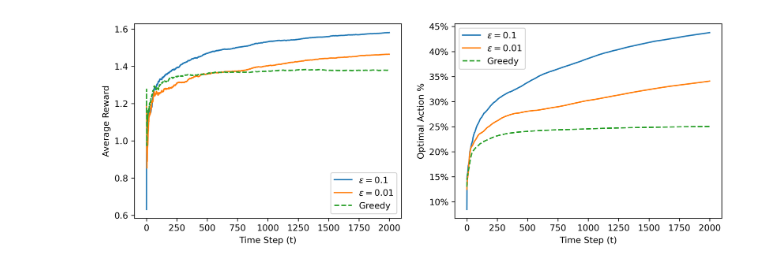
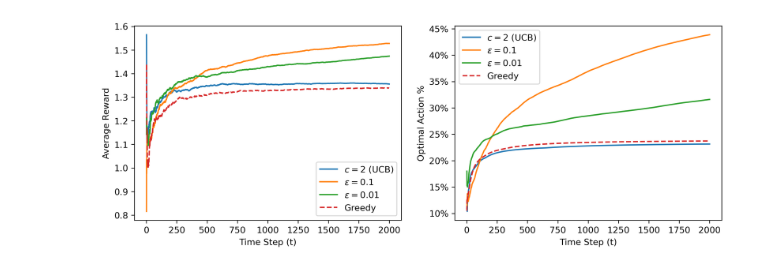
Before and after one commit to ahans30/Multi-Armted-Bandit, a Jupyter notebook: experiment.ipynb, the cells around one changed output. Cells and saved outputs as stored; diff of their text form; code cells hidden in the pictures.

```diff
--- a/experiment.ipynb
+++ b/experiment.ipynb
@@ -21,27 +24,30 @@ number_of_experiments = 200
 greedy = mab.average_behavior(N = number_of_experiments, T = time_horizon, epsilon = 0)
 metrics2 = mab.average_behavior(N = number_of_experiments, T = time_horizon, epsilon = 0.01)
 metrics1 = mab.average_behavior(N = number_of_experiments, T = time_horizon, epsilon = 0.1)
+ucb = mab.average_behavior(N = number_of_experiments, T = time_horizon, strategy = 'UCB')
 # %%
 fig, (ax1, ax2) = plt.subplots(ncols=2, sharey=False, figsize=(12,4))
 
-ax1.plot(range(time_horizon), metrics1['average_reward'], label='$\epsilon=0.1$')
-ax1.plot(range(time_horizon), metrics2['average_reward'], label='$\epsilon=0.01$')
-ax1.plot(range(time_horizon), greedy['average_reward'], linestyle = '--', label='Greedy')
+ax1.plot(range(1,time_horizon+1), ucb['average_reward'], label='$c=2$ (UCB)')
+ax1.plot(range(1,time_horizon+1), metrics1['average_reward'], label='$\epsilon=0.1$')
+ax1.plot(range(1,time_horizon+1), metrics2['average_reward'], label='$\epsilon=0.01$')
+ax1.plot(range(1,time_horizon+1), greedy['average_reward'], linestyle = '--', label='Greedy')
 ax1.set_ylabel('Average Reward')
 ax1.set_xlabel('Time Step (t)')
 
-ax2.plot(range(time_horizon), metrics1['optimal_action'], label='$\epsilon=0.1$')
-ax2.plot(range(time_horizon), metrics2['optimal_action'], label='$\epsilon=0.01$')
-ax2.plot(range(time_horizon), greedy['optimal_action'], linestyle = '--', label='Greedy')
+ax2.plot(range(1,time_horizon+1), ucb['optimal_action'], label='$c=2$ (UCB)')
+ax2.plot(range(1,time_horizon+1), metrics1['optimal_action'], label='$\epsilon=0.1$')
+ax2.plot(range(1,time_horizon+1), metrics2['optimal_action'], label='$\epsilon=0.01$')
+ax2.plot(range(1,time_horizon+1), greedy['optimal_action'], linestyle = '--', label='Greedy')
 ax2.set_ylabel('Optimal Action %')
 ax2.set_xlabel('Time Step (t)')
 ax2.yaxis.set_major_formatter(mtick.PercentFormatter(1, decimals = 0))
 
 ax1.legend()
 ax2.legend()
 plt.show()
 # %% [output]
-[figure, old version]
+[figure, new version]
 # %%
 mab.actual_distribution_parameters
 # %% [output]
```
Also changed, not shown: parts of 4 cells of this notebook, 1 other file.
